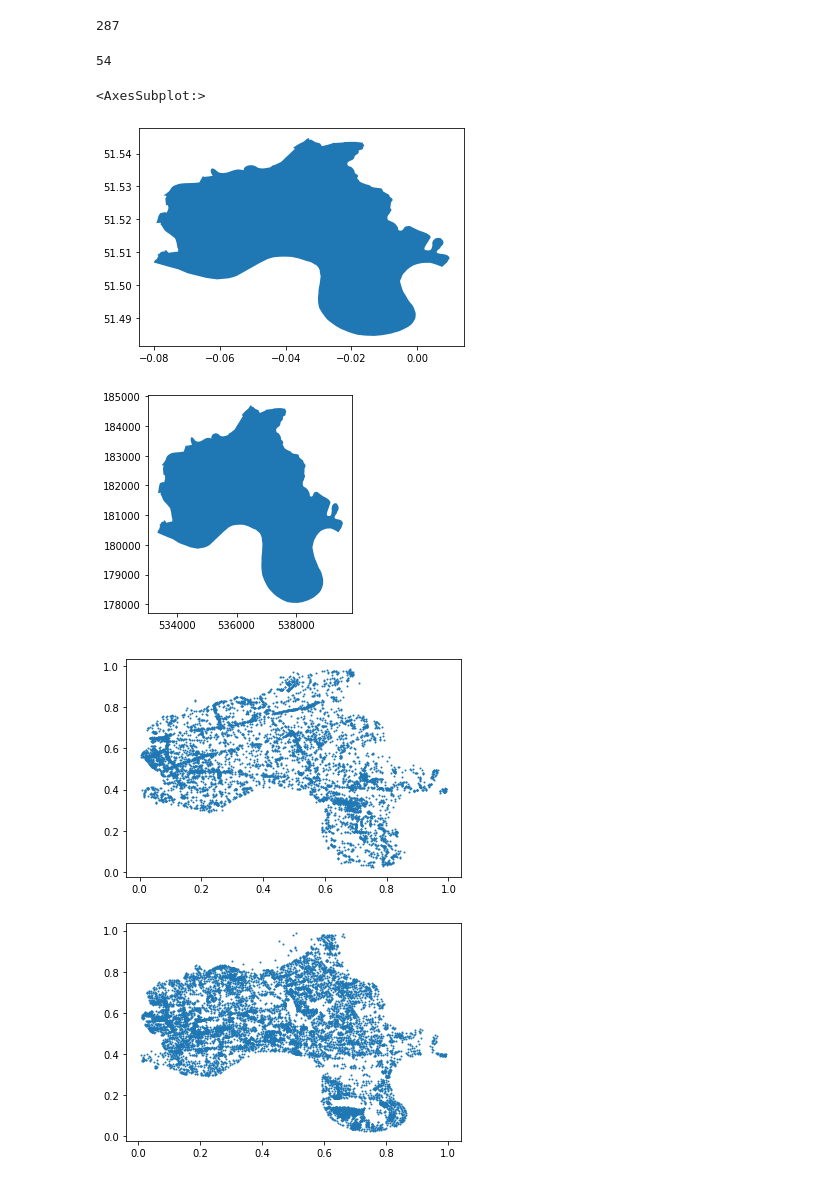
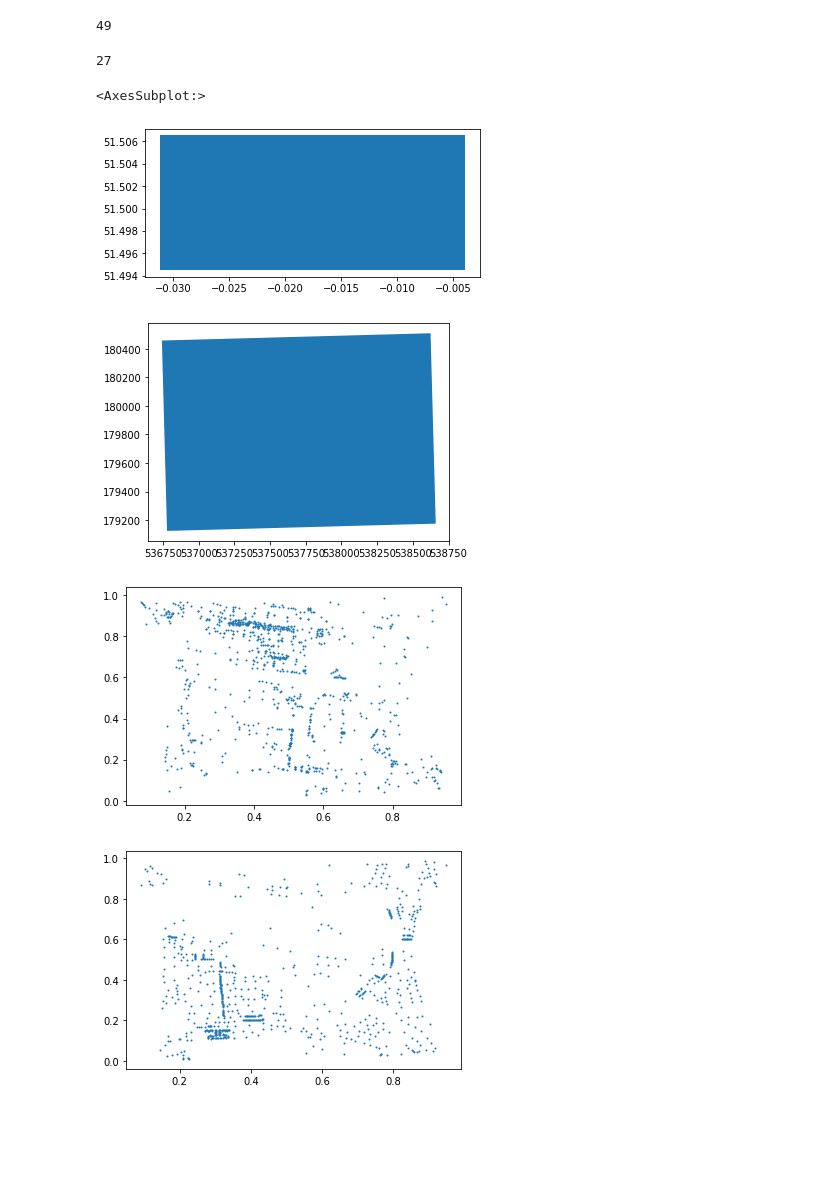
Before and after one commit to Alfred-Mountfield/outbreak-sim, a Jupyter notebook: python/synthetic_osm_buildings_v1.ipynb, the cells around one changed output. Saved outputs shown, nothing was run; the diff lists cells and outputs as text; code cells hidden in the pictures; blank space fills up the shorter version.

```diff
--- a/python/synthetic_osm_buildings_v1.ipynb
+++ b/python/synthetic_osm_buildings_v1.ipynb
@@ -13,11 +13,17 @@ Downloaded Protobuf data 'London.osm.pbf' (66.56 MB) to:
 # Initialize the OSM object
 osm = pyrosm.OSM(fp)
 # %%
-# Read all boundaries using the default settings
-boundaries = osm.get_boundaries()
+# # Read all boundaries using the default settings
+# boundaries = osm.get_boundaries()
 
-# pick a small subset for testing
-tower_hamlets_boundary = osm.get_boundaries(name="London Borough of Tower Hamlets")
-tower_hamlets_boundary.plot()
+# # pick a small subset for testing
+# boundary = osm.get_boundaries(name="London Borough of Tower Hamlets")
+# boundary.plot()
+import geopandas as gpd
+from shapely.geometry import box
+
+bbox = box(-0.0311018374,51.4945200196,-0.0039793398,51.5065151114)
+boundary = gpd.GeoDataFrame({'geometry': bbox}, index=[0])
+boundary.plot()
 # %% [output]
 <AxesSubplot:>
@@ -25,6 +31,6 @@ tower_hamlets_boundary.plot()
 # %%
 # Get the shapely geometry from GeoDataFrame
-bbox_geom = tower_hamlets_boundary['geometry'].values[0]
+bbox_geom = boundary['geometry'].values[0]
 
 # Initialise with bounding box
 osm = pyrosm.OSM(fp, bounding_box=bbox_geom)
@@ -54,7 +62,7 @@ office_filter = {"office": True}
 offices = osm.get_data_by_custom_criteria(custom_filter=office_filter)
 print(len(offices))
 # %% [output]
-287
+49
 # %%
 # ax = offices.plot(column="office", figsize=(15,15), legend=True, legend_kwds=dict(loc='upper left', ncol=3, bbox_to_anchor=(1, 1)))
 # %%
@@ -62,18 +70,18 @@ office_building_filter = {"building": ["office", "offices"]}
 office_buildings = osm.get_buildings(custom_filter=office_building_filter)
 print(len(office_buildings))
 # %% [output]
-54
+27
 # %%
 ORIGINAL_BOUNDS = bbox_geom.bounds
-projected_boundary = tower_hamlets_boundary.copy()
+projected_boundary = boundary.copy()
 projected_boundary = projected_boundary.set_crs("EPSG:4326")
 projected_boundary = projected_boundary.to_crs(epsg=27700)
-tower_hamlets_boundary.plot()
+boundary.plot()
 projected_boundary.plot()
 # %% [output]
 <AxesSubplot:>
-[figure, old version]
+[figure, new version]
-[figure, old version]
+[figure, new version]
 # %%
 trimmed_households = residential_buildings[['geometry']]
 trimmed_workplaces = pois[['geometry']]
@@ -86,7 +94,7 @@ trimmed_work = trimmed_work.reset_index()
 def convert_to_x_y(in_df, epsg):
     out_df = in_df.to_crs(epsg=epsg)
 
-    projected_boundary = tower_hamlets_boundary.copy()
+    projected_boundary = boundary.copy()
     projected_boundary = projected_boundary.set_crs("EPSG:4326")
     projected_boundary = projected_boundary.to_crs(epsg=epsg)
     bounds = projected_boundary.bounds
@@ -101,15 +109,15 @@ def convert_to_x_y(in_df, epsg):
     out_df['y'] = (out_df['y'] - miny) / (maxy - miny)
     return out_df[['x', 'y']]
 # %%
-projected_workplaces = convert_to_x_y(trimmed_work,  )
+projected_workplaces = convert_to_x_y(trimmed_work, 27700)
 pyplot.scatter(projected_workplaces[['x']], projected_workplaces[['y']], s=1)
 pyplot.show()
 # %% [output]
-[figure, old version]
+[figure, new version]
 # %%
 projected_households = convert_to_x_y(trimmed_households, 27700)
 pyplot.scatter(projected_households[['x']], projected_households[['y']], s=1)
 pyplot.show()
 # %% [output]
-[figure, old version]
+[figure, new version]
 # %%
```
Also changed, not shown: parts of 4 cells of this notebook, 13 other files.
